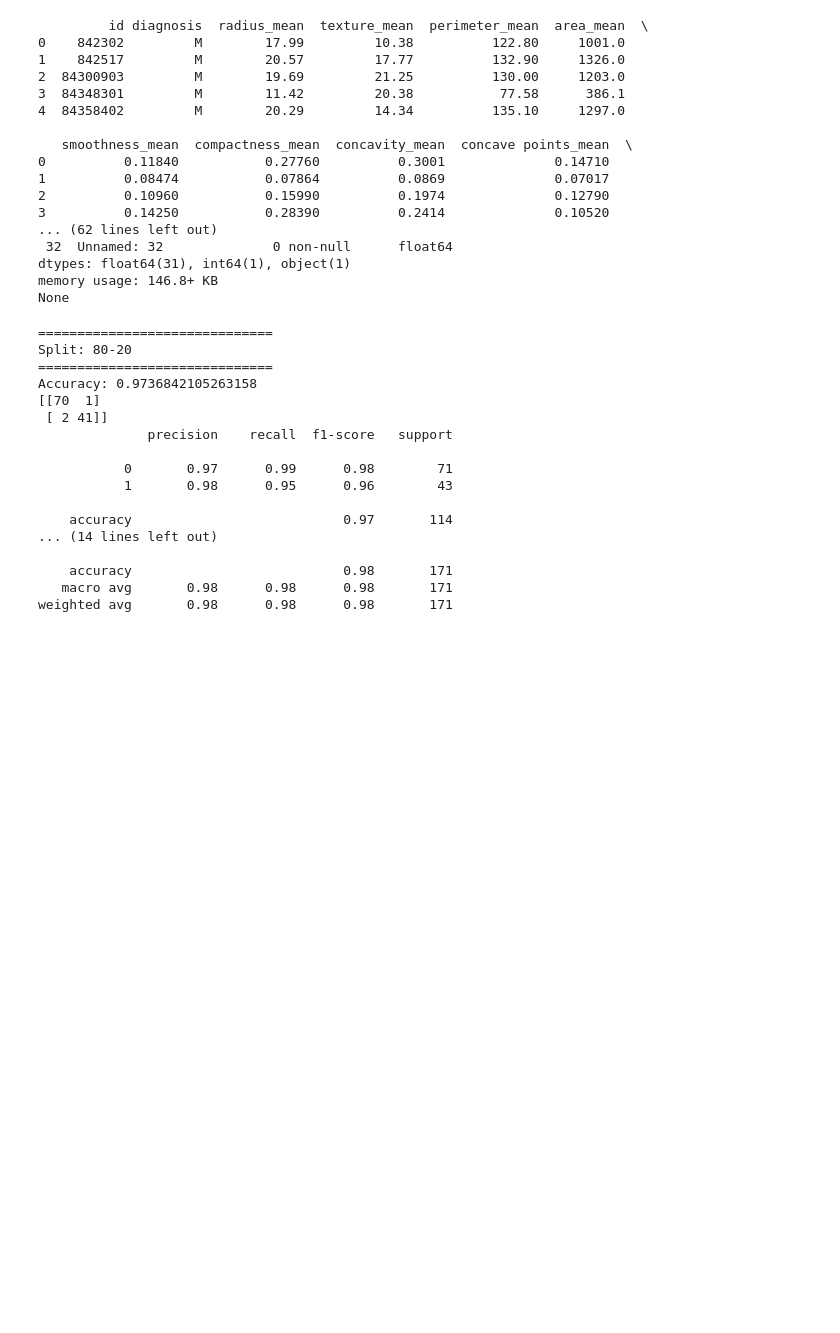
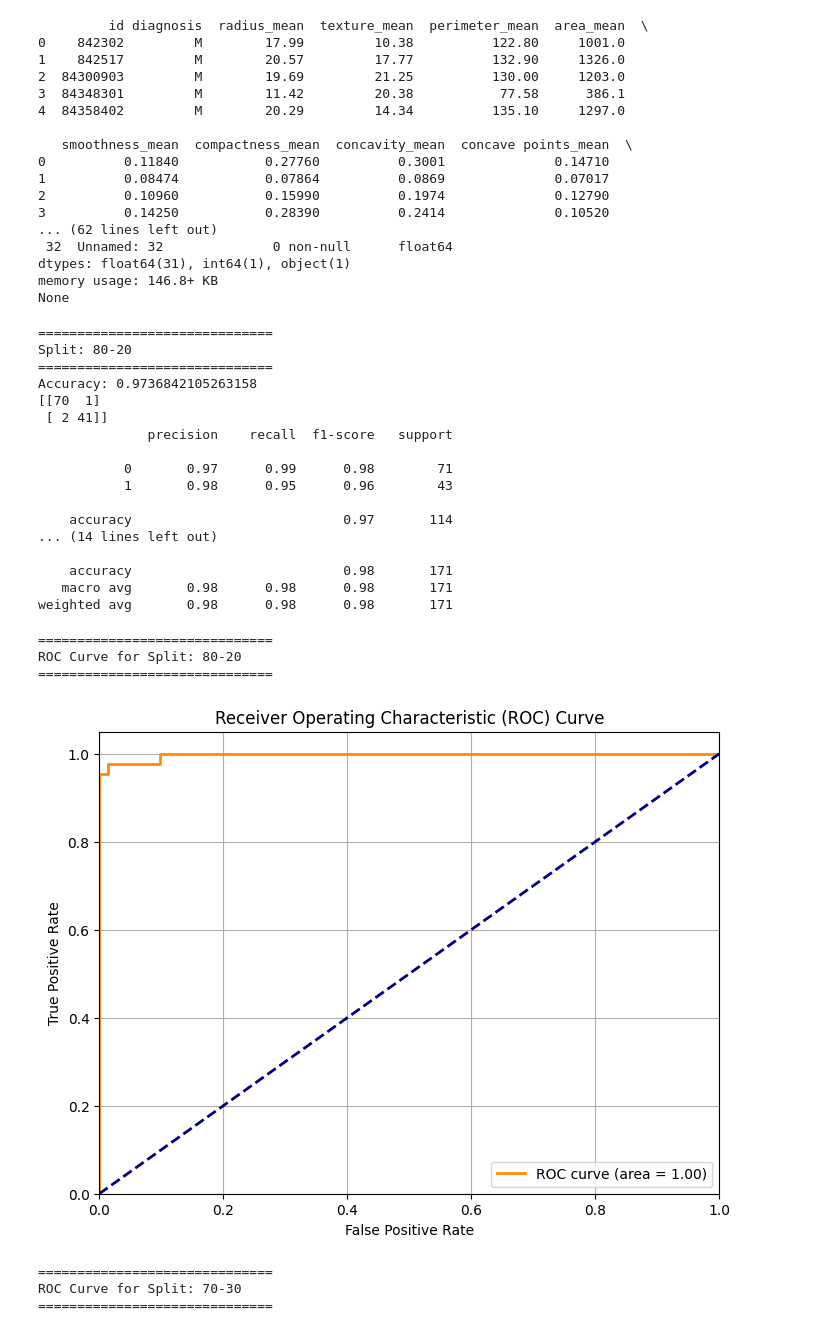
Before and after one commit to shivampatle2004/Machine-Learning-, a Jupyter notebook: LogisticRegression_Ansh_CS23185.ipynb, the cells around one changed output. Saved outputs shown, nothing was run; the diff lists cells and outputs as text; code cells hidden in the pictures; blank space fills up the shorter version.

```diff
--- a/LogisticRegression_Ansh_CS23185.ipynb
+++ b/LogisticRegression_Ansh_CS23185.ipynb
@@ -89,3 +89,53 @@ Accuracy: 0.9736842105263158
     accuracy                           0.98       171
    macro avg       0.98      0.98      0.98       171
 weighted avg       0.98      0.98      0.98       171
+# %%
+import matplotlib.pyplot as plt
+from sklearn.metrics import roc_curve, auc
+
+for split in [0.2, 0.3]:
+    print(f"\n==============================")
+    print(f"ROC Curve for Split: {int((1-split)*100)}-{int(split*100)}")
+    print(f"==============================")
+
+    # Split data again to get X_test and y_test for current split iteration
+    X_train_roc, X_test_roc, y_train_roc, y_test_roc = train_test_split(
+        X, y, test_size=split, random_state=42
+    )
+
+    # Scale data again for current split iteration
+    scaler_roc = StandardScaler()
+    X_train_roc = scaler_roc.fit_transform(X_train_roc)
+    X_test_roc = scaler_roc.transform(X_test_roc)
+
+    # Train model again for current split iteration
+    model_roc = LogisticRegression()
+    model_roc.fit(X_train_roc, y_train_roc)
+
+    # Predict probabilities for the positive class
+    y_prob_roc = model_roc.predict_proba(X_test_roc)[:, 1]
+
+    # Calculate ROC curve and AUC
+    fpr, tpr, _ = roc_curve(y_test_roc, y_prob_roc)
+    roc_auc = auc(fpr, tpr)
+
+    # Plot ROC curve
+    plt.figure(figsize=(8, 6))
+    plt.plot(fpr, tpr, color='darkorange', lw=2, label=f'ROC curve (area = {roc_auc:.2f})')
+    plt.plot([0, 1], [0, 1], color='navy', lw=2, linestyle='--')
+    plt.xlim([0.0, 1.0])
+    plt.ylim([0.0, 1.05])
+    plt.xlabel('False Positive Rate')
+    plt.ylabel('True Positive Rate')
+    plt.title('Receiver Operating Characteristic (ROC) Curve')
+    plt.legend(loc="lower right")
+    plt.grid(True)
+    plt.show()
+# %% [output]
+==============================
+ROC Curve for Split: 80-20
+==============================
+[figure, added]
+==============================
+ROC Curve for Split: 70-30
+==============================
```
Also changed, not shown: parts of 1 cell of this notebook.
